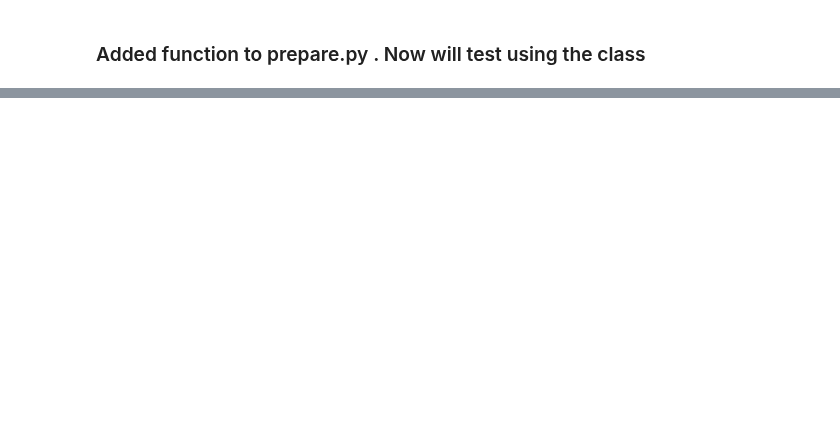
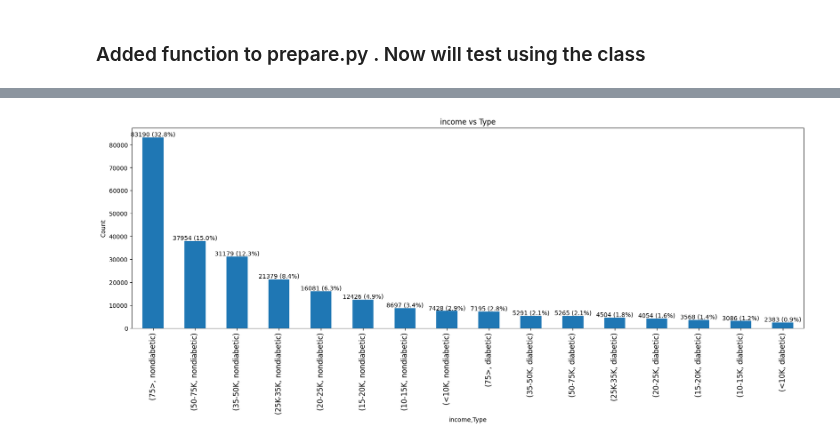
Before and after one commit to yourexodus/capstone_CDC, a Jupyter notebook: Modeling.ipynb, the cells around one changed output, grey strips where cells are left out. Saved outputs shown, nothing was run; the diff lists cells and outputs as text; code cells hidden in the pictures; blank space fills up the shorter version.

```diff
--- a/Modeling.ipynb
+++ b/Modeling.ipynb
@@ -587,0 +595,4 @@ You have a 51% probability you will not be diagnosed with diabetes.
+# %%
+gr = graph_df(df,"income","Type")
+# %% [output]
+[figure, added]
```
Also changed, not shown: parts of 31 cells of this notebook, 8 other files.
